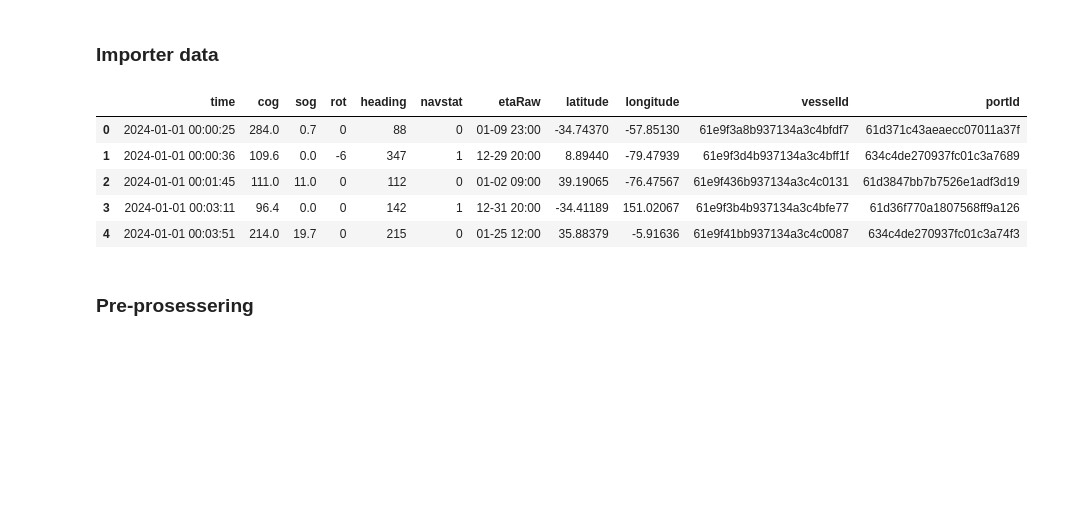
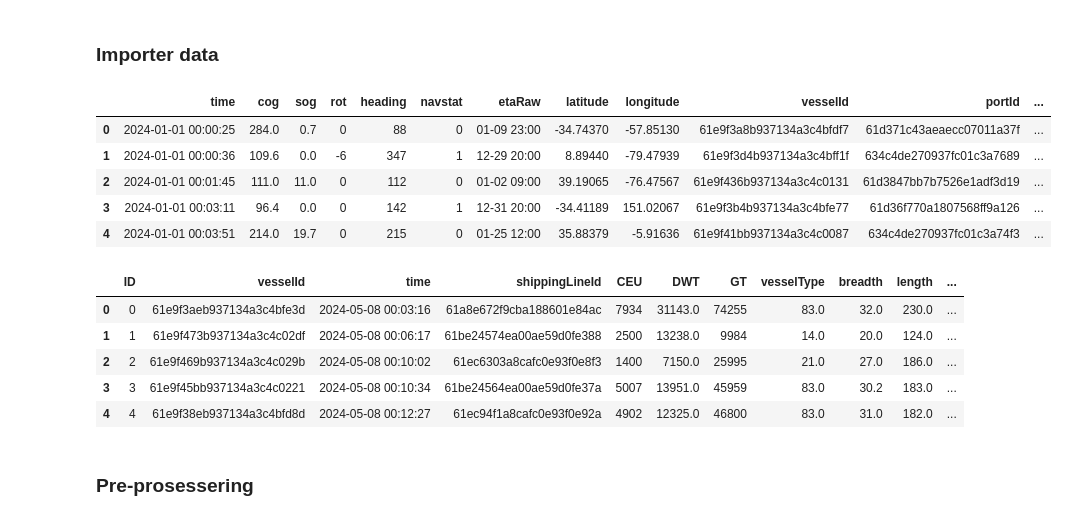
Before and after one commit to andrejvi/AIS-Vessel-Position-Prediction-ML, a Jupyter notebook: Main copy.ipynb, the cells around one changed output. Saved outputs shown, nothing was run; the diff lists cells and outputs as text; code cells hidden in the pictures; blank space fills up the shorter version.

```diff
--- a/Main copy.ipynb
+++ b/Main copy.ipynb
@@ -19,26 +19,46 @@ from sklearn.model_selection import train_test_split
 # %%
 train_df = pd.read_csv('data/ais_train.csv', sep='|')
 test_df = pd.read_csv('data/ais_test.csv')
 
 ports_df = pd.read_csv('data/ports.csv', sep='|')
 schedule_df = pd.read_csv('data/schedules_to_may_2024.csv', sep='|')
 vessels_df = pd.read_csv('data/vessels.csv', sep='|')
 
 # rename longitude and latitude in ports
 ports_df = ports_df.rename(columns={'longitude': 'port_longitude', 'latitude': 'port_latitude'})
 
+# merge vessel and train data
+train_df = pd.merge(train_df, vessels_df, on='vesselId', how='left')
+test_df = pd.merge(test_df, vessels_df, on='vesselId', how='left')
+
+# Drop columns that are not useful |"NT"|"depth"|"draft"|"enginePower"|"freshWater"|"fuel"|"homePort"|"maxHeight"|"maxSpeed"|"maxWidth"|"rampCapacity"|
+train_df = train_df.drop(['NT', 'depth', 'draft', 'enginePower', 'freshWater', 'fuel', 'homePort', 'maxHeight', 'maxSpeed', 'maxWidth', 'rampCapacity'], axis=1)
+test_df = test_df.drop(['scaling_factor','NT', 'depth', 'draft', 'enginePower', 'freshWater', 'fuel', 'homePort', 'maxHeight', 'maxSpeed', 'maxWidth', 'rampCapacity'], axis=1)
+
+# Fill missing values in test data
+test_df['DWT'] = test_df['DWT'].fillna(test_df['DWT'].mean())
+test_df['vesselType'] = test_df['vesselType'].fillna(test_df['vesselType'].mode()[0])
+test_df['breadth'] = test_df['breadth'].fillna(test_df['breadth'].mean())
+
 #vessel0 = train_df['vesselId'][0]
 original_train_df = train_df.copy(deep = True)
 original_test_df = test_df.copy(deep = True)
 
 display(train_df.head())
+display(test_df.head())
 # %% [output]
-|  | time | cog | sog | rot | heading | navstat | etaRaw | latitude | longitude | vesselId | portId |
-| 0 | 2024-01-01 00:00:25 | 284.0 | 0.7 | 0 | 88 | 0 | 01-09 23:00 | -34.74370 | -57.85130 | 61e9f3a8b937134a3c4bfdf7 | 61d371c43aeaecc07011a37f |
-| 1 | 2024-01-01 00:00:36 | 109.6 | 0.0 | -6 | 347 | 1 | 12-29 20:00 | 8.89440 | -79.47939 | 61e9f3d4b937134a3c4bff1f | 634c4de270937fc01c3a7689 |
-| 2 | 2024-01-01 00:01:45 | 111.0 | 11.0 | 0 | 112 | 0 | 01-02 09:00 | 39.19065 | -76.47567 | 61e9f436b937134a3c4c0131 | 61d3847bb7b7526e1adf3d19 |
-| 3 | 2024-01-01 00:03:11 | 96.4 | 0.0 | 0 | 142 | 1 | 12-31 20:00 | -34.41189 | 151.02067 | 61e9f3b4b937134a3c4bfe77 | 61d36f770a1807568ff9a126 |
-| 4 | 2024-01-01 00:03:51 | 214.0 | 19.7 | 0 | 215 | 0 | 01-25 12:00 | 35.88379 | -5.91636 | 61e9f41bb937134a3c4c0087 | 634c4de270937fc01c3a74f3 |
+|  | time | cog | sog | rot | heading | navstat | etaRaw | latitude | longitude | vesselId | portId | ... |
+| 0 | 2024-01-01 00:00:25 | 284.0 | 0.7 | 0 | 88 | 0 | 01-09 23:00 | -34.74370 | -57.85130 | 61e9f3a8b937134a3c4bfdf7 | 61d371c43aeaecc07011a37f | ... |
+| 1 | 2024-01-01 00:00:36 | 109.6 | 0.0 | -6 | 347 | 1 | 12-29 20:00 | 8.89440 | -79.47939 | 61e9f3d4b937134a3c4bff1f | 634c4de270937fc01c3a7689 | ... |
+| 2 | 2024-01-01 00:01:45 | 111.0 | 11.0 | 0 | 112 | 0 | 01-02 09:00 | 39.19065 | -76.47567 | 61e9f436b937134a3c4c0131 | 61d3847bb7b7526e1adf3d19 | ... |
+| 3 | 2024-01-01 00:03:11 | 96.4 | 0.0 | 0 | 142 | 1 | 12-31 20:00 | -34.41189 | 151.02067 | 61e9f3b4b937134a3c4bfe77 | 61d36f770a1807568ff9a126 | ... |
+| 4 | 2024-01-01 00:03:51 | 214.0 | 19.7 | 0 | 215 | 0 | 01-25 12:00 | 35.88379 | -5.91636 | 61e9f41bb937134a3c4c0087 | 634c4de270937fc01c3a74f3 | ... |
+|  | ID | vesselId | time | shippingLineId | CEU | DWT | GT | vesselType | breadth | length | ... |
+| 0 | 0 | 61e9f3aeb937134a3c4bfe3d | 2024-05-08 00:03:16 | 61a8e672f9cba188601e84ac | 7934 | 31143.0 | 74255 | 83.0 | 32.0 | 230.0 | ... |
+| 1 | 1 | 61e9f473b937134a3c4c02df | 2024-05-08 00:06:17 | 61be24574ea00ae59d0fe388 | 2500 | 13238.0 | 9984 | 14.0 | 20.0 | 124.0 | ... |
+| 2 | 2 | 61e9f469b937134a3c4c029b | 2024-05-08 00:10:02 | 61ec6303a8cafc0e93f0e8f3 | 1400 | 7150.0 | 25995 | 21.0 | 27.0 | 186.0 | ... |
+| 3 | 3 | 61e9f45bb937134a3c4c0221 | 2024-05-08 00:10:34 | 61be24564ea00ae59d0fe37a | 5007 | 13951.0 | 45959 | 83.0 | 30.2 | 183.0 | ... |
+| 4 | 4 | 61e9f38eb937134a3c4bfd8d | 2024-05-08 00:12:27 | 61ec94f1a8cafc0e93f0e92a | 4902 | 12325.0 | 46800 | 83.0 | 31.0 | 182.0 | ... |
 # %% [markdown]
 ### Pre-prosessering
 # %%
```
Also changed, not shown: parts of 14 cells of this notebook, 3 other files.
